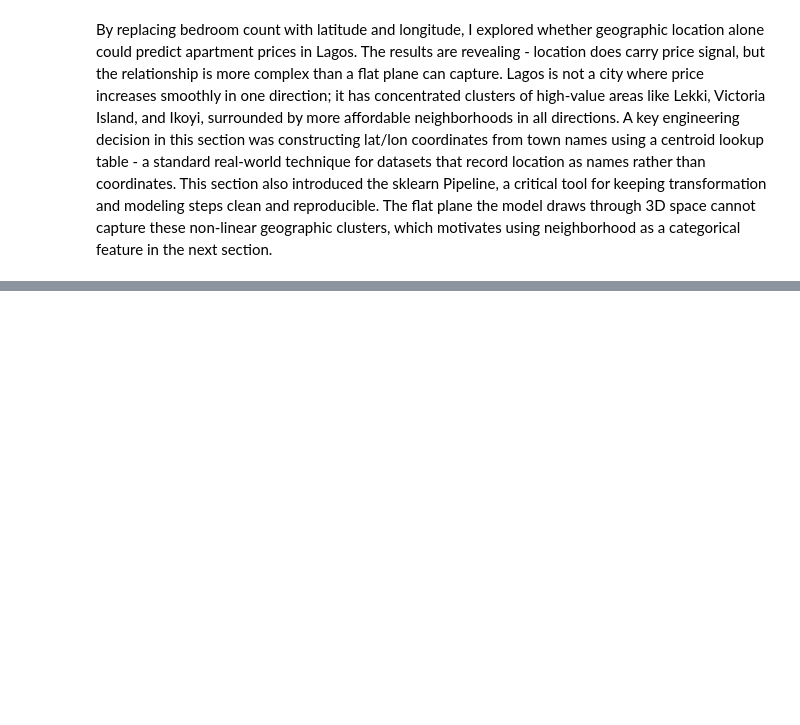
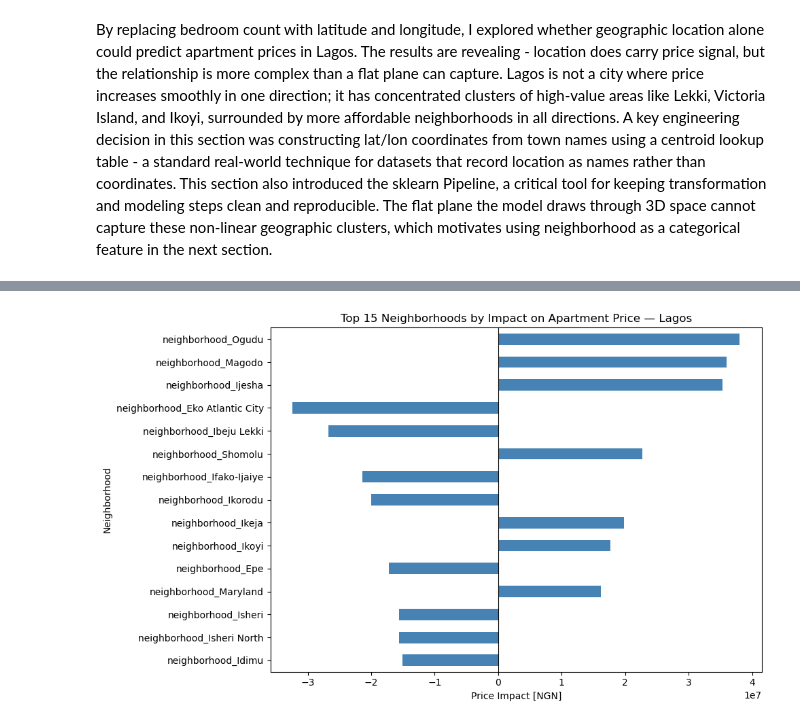
Before and after one commit to AJ-MH/Data-Science, a Jupyter notebook: lagos-apartment-price-prediction/lagos_apartment_price_prediction.ipynb, the cells around one changed output, grey strips where cells are left out. Saved outputs shown, nothing was run; the diff lists cells and outputs as text; code cells hidden in the pictures; blank space fills up the shorter version.

Commit message:
OneHotEncoder + Ridge regression for neighborhood

```diff
--- a/lagos-apartment-price-prediction/lagos_apartment_price_prediction.ipynb
+++ b/lagos-apartment-price-prediction/lagos_apartment_price_prediction.ipynb
@@ -429,0 +449,6 @@ By replacing bedroom count with latitude and longitude, I explored whether geogr
+# %%
+features = ['neighborhood']
+target = 'price'
+
+X_train = df[features]
+y_train = df[target]
@@ -429,0 +472,7 @@ By replacing bedroom count with latitude and longitude, I explored whether geogr
+# %%
+# Explore OneHotEncoder manually before building pipeline
+ohe = OneHotEncoder(use_cat_names=True)
+ohe.fit(X_train)
+XT_train = ohe.transform(X_train)
+print('Encoded shape:', XT_train.shape)
+XT_train.head()
@@ -429,0 +488,10 @@ By replacing bedroom count with latitude and longitude, I explored whether geogr
+# %%
+# Build pipeline with OneHotEncoder + Ridge
+# Ridge adds regularization to prevent overfitting across many neighborhood features
+model = make_pipeline(
+    OneHotEncoder(use_cat_names=True),
+    Ridge()
+)
+model.fit(X_train, y_train)
+check_is_fitted(model[-1])
+print('Pipeline trained.')
@@ -429,0 +536,8 @@ By replacing bedroom count with latitude and longitude, I explored whether geogr
+# %%
+intercept = model.named_steps['ridge'].intercept_
+coefficients = model.named_steps['ridge'].coef_
+feature_names = model.named_steps['onehotencoder'].get_feature_names()
+
+print('Number of coefficients:', len(coefficients))
+feat_imp = pd.Series(coefficients, index=feature_names)
+feat_imp.head()
@@ -429,0 +552,11 @@ By replacing bedroom count with latitude and longitude, I explored whether geogr
+# %%
+# Top 15 neighborhoods by absolute impact on price
+feat_imp.sort_values(key=abs).tail(15).plot(kind='barh', figsize=(10, 6), color='steelblue')
+plt.xlabel('Price Impact [NGN]')
+plt.ylabel('Neighborhood')
+plt.title('Top 15 Neighborhoods by Impact on Apartment Price — Lagos')
+plt.axvline(x=0, color='black', linewidth=0.8)
+plt.tight_layout()
+plt.show()
+# %% [output]
+[figure, added]
```
Also changed, not shown: parts of 18 cells of this notebook.
